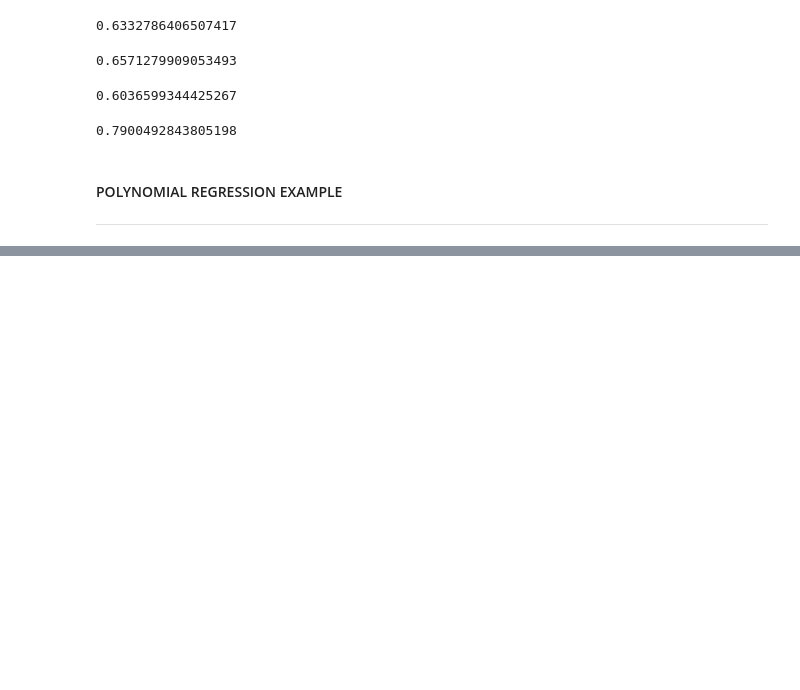
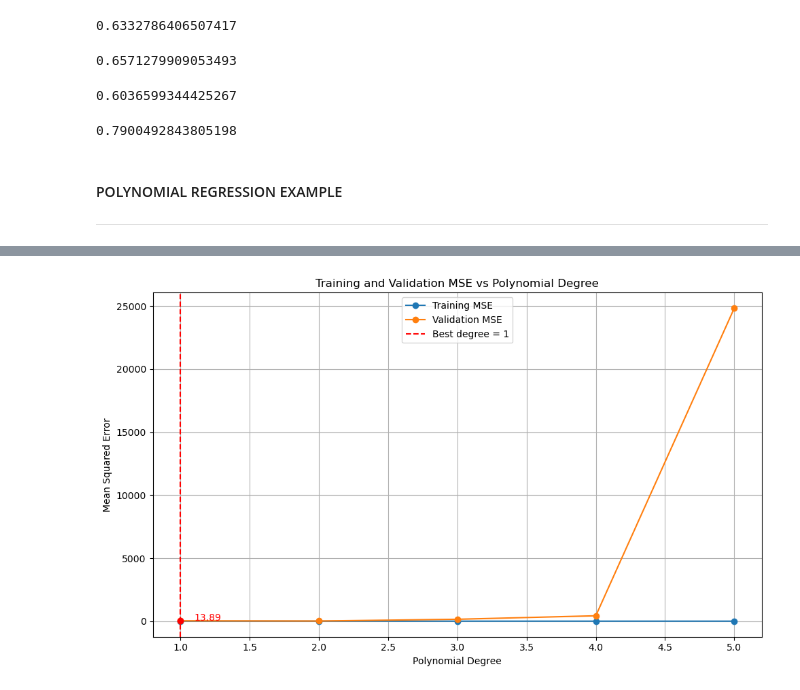
Before and after one commit to SBCURLEY/ml-mywork, a Jupyter notebook: week2/Validation_sc.ipynb, the cells around one changed output, grey strips where cells are left out. Cells and saved outputs as stored; diff of their text form; code cells hidden in the pictures; blank space fills up the shorter version.

Commit message:
Validation lab polyh

```diff
--- a/week2/Validation_sc.ipynb
+++ b/week2/Validation_sc.ipynb
@@ -150,0 +229,6 @@ model7.score(X_test, y_test)
+# %%
+# Initialize the linear regression model
+modelpoly2 = LinearRegression()
+# %%
+# Train the model on the polynomial transformed training set
+modelpoly2.fit(X_v_train_poly, y_v_train)
@@ -150,0 +272,13 @@ model7.score(X_test, y_test)
+# %%
+#This code snippet is setting up variables to store results from testing different polynomial degrees in a machine learning model. Here's what each variable is for:
+degrees = range(1, 6)  #Testing different polynomial degrees
+
+#train_mean_scores = []  #Stores cross-validation R2 scores for each degree
+#test_scores = []        #Stores test set R2 scores for each degree
+#error_train = []        #Stores MSE for the training set for each degree
+#error_test = []        #Stores MSE for the test set for each degree
+
+error_train = []
+error_valid = []
+score_train = []
+score_valid = []
@@ -150,0 +312,9 @@ model7.score(X_test, y_test)
+# %%
+# Find the index of the best degree based on lowest validation error
+best_idx = np.argmin(error_valid)
+best_degree = list(degrees)[best_idx]
+
+# Print the best degree
+print(f"✅ Best polynomial degree (based on validation MSE): {best_degree}")
+print(f"Validation MSE at degree {best_degree}: {error_valid[best_idx]:.3f}")
+print()
@@ -150,0 +379,17 @@ model7.score(X_test, y_test)
+# %%
+plt.figure(figsize=(10,6))
+plt.plot(degrees, error_train, marker='o', label="Training MSE")
+plt.plot(degrees, error_valid, marker='o', label="Validation MSE")
+plt.axvline(x=best_degree, color='red', linestyle='--', label=f"Best degree = {best_degree}")
+plt.scatter(best_degree, error_valid[best_idx], color='red', zorder=5)
+plt.text(best_degree + 0.1, error_valid[best_idx], f"{error_valid[best_idx]:.2f}", color='red')
+
+plt.xlabel("Polynomial Degree")
+plt.ylabel("Mean Squared Error")
+plt.title("Training and Validation MSE vs Polynomial Degree")
+plt.legend()
+plt.grid(True)
+plt.tight_layout()
+plt.show()
+# %% [output]
+[figure, added]
```
Also changed, not shown: parts of 30 cells of this notebook, 1 other file.
